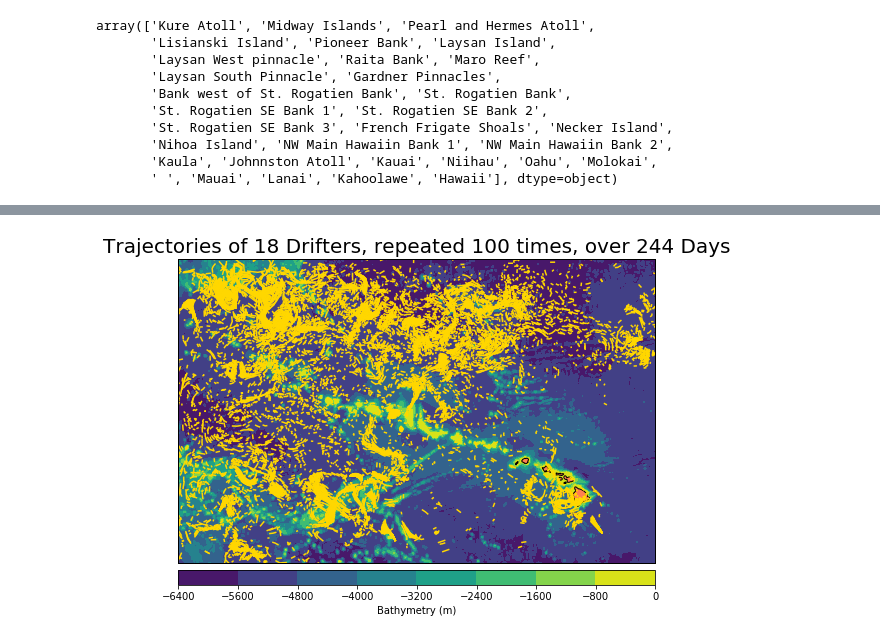
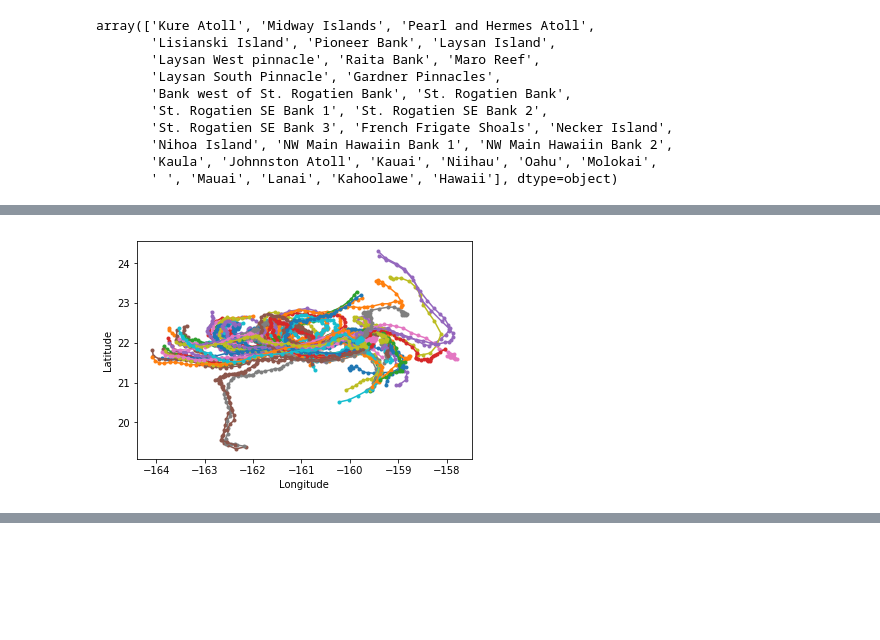
Before and after one commit to michellemho/parcels_work, a Jupyter notebook: recruitment_behavior_hawaii.ipynb, the cells around one changed output, grey strips where cells are left out. Saved outputs shown, nothing was run; the diff lists cells and outputs as text; code cells hidden in the pictures; blank space fills up the shorter version.

```diff
--- a/recruitment_behavior_hawaii.ipynb
+++ b/recruitment_behavior_hawaii.ipynb
@@ -131,3 +234,4 @@ KeyboardInterrupt:
 # %%
-plotTrajectoriesFile("{}days_repeated_100release.nc".format(days),mode='movie2d_notebook')
+plotTrajectoriesFile("{}days_repeated_100_singlerelease_1.nc".format(days))
 # %% [output]
+[figure, added]
@@ -137,64 +238,0 @@ KeyboardInterrupt:
-# %%
-pfile = Dataset('18n_Turbulence_100repeats_244days.nc', 'r')
-bath_data = Dataset('../HAWc0.04_depth.cdf')
-
-# For determining the boundaries of the basemap
-lon = pfile.variables['lon']
-
-# print('min long: ', np.nanmin(lon))
-# print('max long: ', np.nanmax(lon))
-
-lat = pfile.variables['lat']
-# print('min lat: ', np.nanmin(lat))
-# print('max lat: ', np.nanmax(lat))
-
-# Set up the figure, change figsize as needed
-plt.figure(figsize=(12,6))
-
-# Set up mapper with a Basemap of coastal boundaries for Hawaii
-mapper = Basemap(projection='merc',
-                 llcrnrlon=np.nanmin(lon),
-                 llcrnrlat=np.nanmin(lat),
-                 urcrnrlon=np.nanmax(lon),
-                 urcrnrlat=np.nanmax(lat),
-                 resolution='i')
-mapper.drawmapboundary()
-mapper.drawcoastlines()
-mapper.fillcontinents(color='coral',lake_color='aqua')
-
-# plot each trajectory separately, in gold color
-# documentation: https://matplotlib.org/basemap/index.html
-for i in range(lon.shape[0]):
-    lons = lon[:][i]
-    lats = lat[:][i]
-    mapper.plot(np.array(lons), np.array(lats), latlon=True, color='gold')
-
-
-# Plot 18 origin points
-
-origin_lat = [31.082, 29.152, 32.794, 30.900, 27.781, 27.952, 18.640, 29.661, 24.174, 21.020, 34.102, 33.462, 31.458, 32.024, 15.509, 18.906, 17.074, 16.555]
-origin_lon = [176.366, 191.072, 197.52, 193.91, 178.991, 194.899, 178.040, 208.099, 191.298, 187.602, 188.077, 181.109, 183.82, 179.190, 180.468, 189.375, 206.097, 190.914]
-mapper.scatter(origin_lon, origin_lat, latlon=True, c='red', marker='o', s=20)
-
-# Set up processing for bathymetry data
-lats = bath_data.variables['Y_B'][:]
-lons = bath_data.variables['X_B'][:]
-BATHY_OUT = bath_data.variables['BATHY_OUT'][:] # etopo1 bedrock global relief model-topography/bathymetry (m)
-
-lons,lats= np.meshgrid(lons,lats)
-x,y = mapper(lons,lats)
-
-# Create contour object and add to the mapper
-depth = mapper.contourf(x,y,BATHY_OUT[0])
-
-# Add legend
-cb = mapper.colorbar(depth,"bottom", size="5%", pad="2%")
-cb.set_label('Bathymetry (m)')
-
-# Change plot titles
-plt.title('Trajectories of 18 Drifters, repeated 100 times, over 244 Days', fontsize=20)
-plt.savefig('n18_r100_d244_2.png')
-
-plt.show()
-# %% [output]
-[figure, removed]
```
Also changed, not shown: parts of 30 cells of this notebook.
